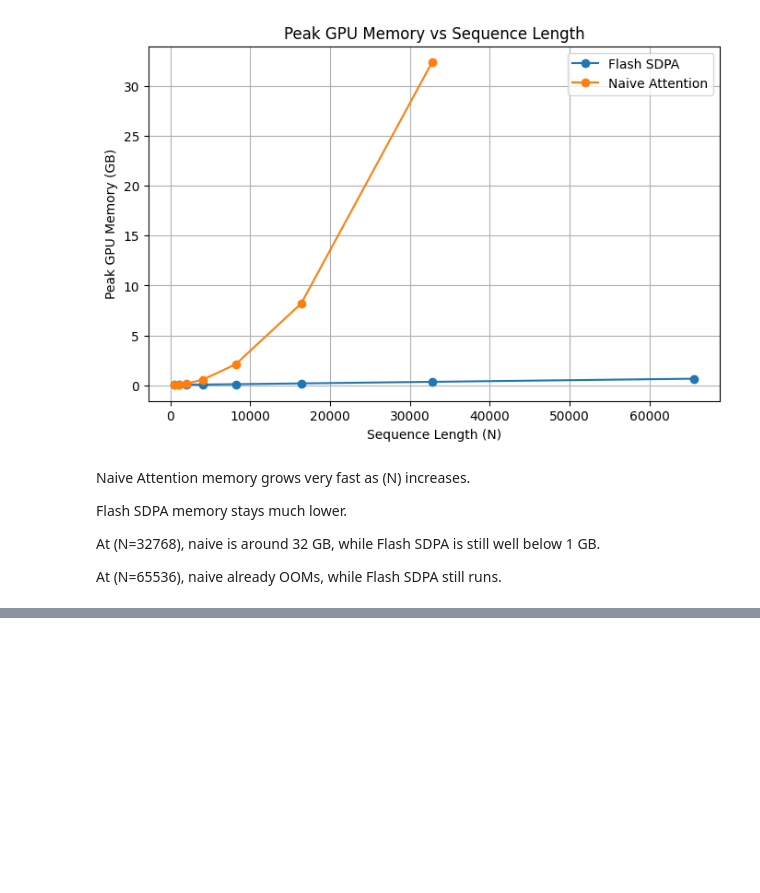
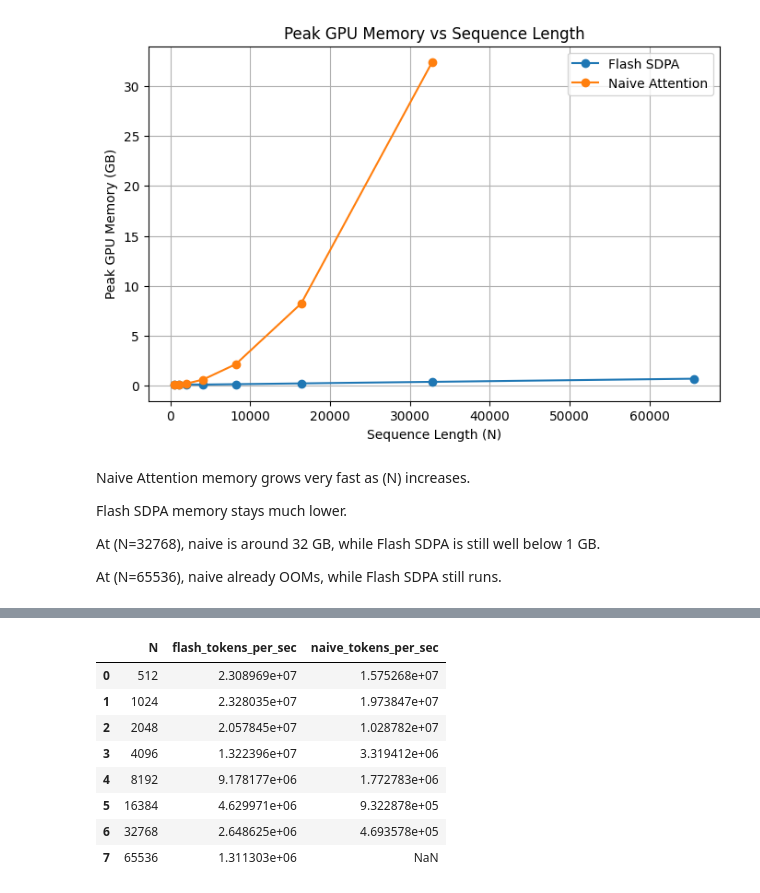
Before and after one commit to deepinsightai/flash-attention, a Jupyter notebook: blackwell_sdpa_smoke_test.ipynb, the cells around one changed output, grey strips where cells are left out. Cells and saved outputs as stored; diff of their text form; code cells hidden in the pictures; blank space fills up the shorter version.

```diff
--- a/blackwell_sdpa_smoke_test.ipynb
+++ b/blackwell_sdpa_smoke_test.ipynb
@@ -507,0 +514,26 @@ plt.show()
+# %%
+df["flash_tokens_per_sec"] = (
+    batch_size * df["N"] / (df["flash_ms"] / 1000)
+)
+
+df["naive_tokens_per_sec"] = (
+    batch_size * df["N"] / (df["naive_ms"] / 1000)
+)
+
+df[
+    [
+        "N",
+        "flash_tokens_per_sec",
+        "naive_tokens_per_sec"
+    ]
+]
+# %% [output]
+|  | N | flash_tokens_per_sec | naive_tokens_per_sec |
+| 0 | 512 | 2.308969e+07 | 1.575268e+07 |
+| 1 | 1024 | 2.328035e+07 | 1.973847e+07 |
+| 2 | 2048 | 2.057845e+07 | 1.028782e+07 |
+| 3 | 4096 | 1.322396e+07 | 3.319412e+06 |
+| 4 | 8192 | 9.178177e+06 | 1.772783e+06 |
+| 5 | 16384 | 4.629971e+06 | 9.322878e+05 |
+| 6 | 32768 | 2.648625e+06 | 4.693578e+05 |
+| 7 | 65536 | 1.311303e+06 | NaN |
```
Also changed, not shown: parts of 11 cells of this notebook.
